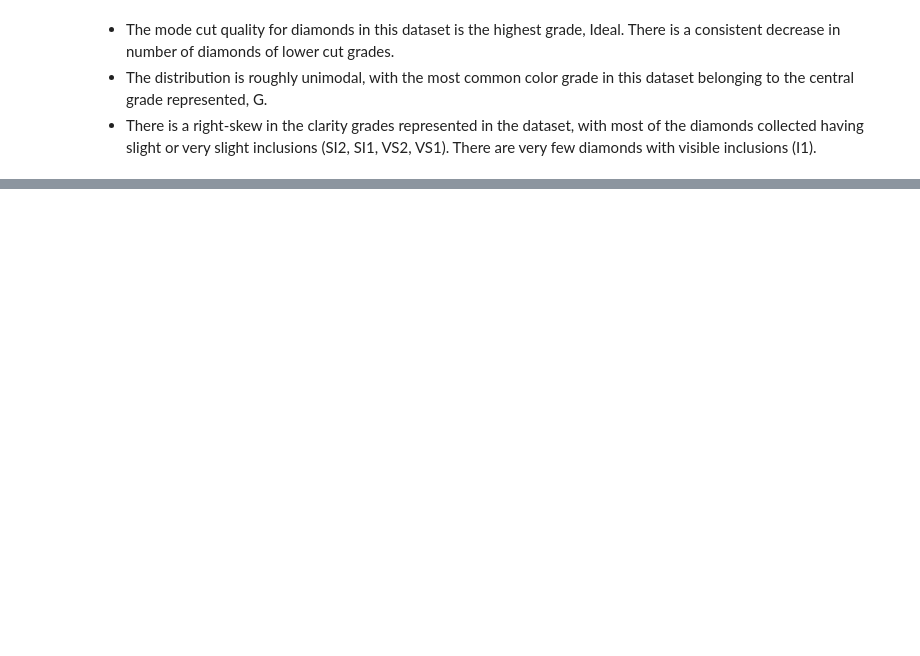
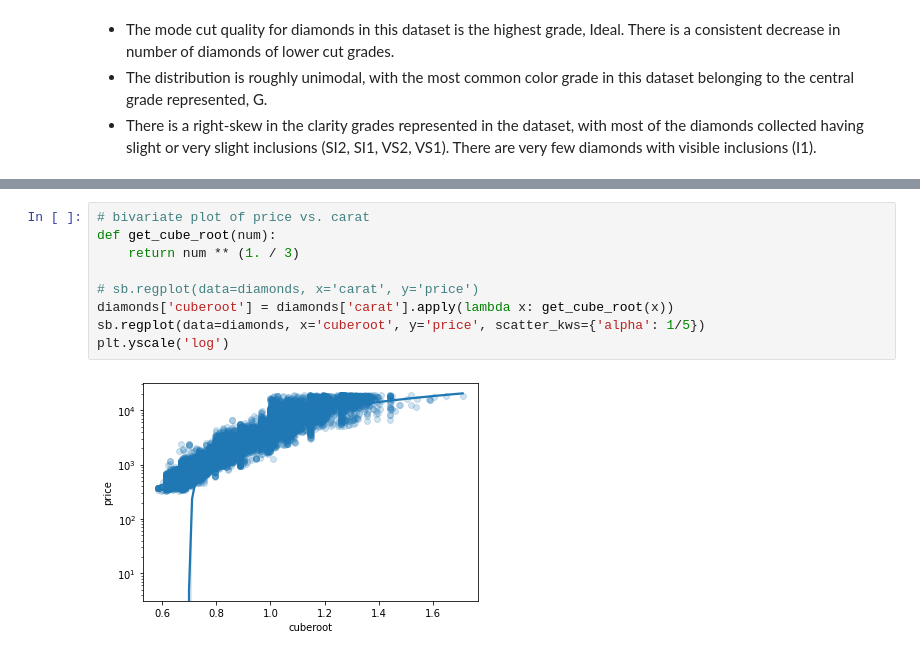
Before and after one commit to jumbamark/Diamond-Explanatory-Analysis, a Jupyter notebook: visualization_report.ipynb, the cells around one changed output, grey strips where cells are left out. Saved outputs shown, nothing was run; the diff lists cells and outputs as text; blank space fills up the shorter version.

Commit message:
Bivariate exploration

```diff
--- a/visualization_report.ipynb
+++ b/visualization_report.ipynb
@@ -132,0 +137,11 @@ sb.countplot(data=diamonds, x='clarity')
+# %%
+# bivariate plot of price vs. carat
+def get_cube_root(num):
+    return num ** (1. / 3)
+
+# sb.regplot(data=diamonds, x='carat', y='price')
+diamonds['cuberoot'] = diamonds['carat'].apply(lambda x: get_cube_root(x))
+sb.regplot(data=diamonds, x='cuberoot', y='price', scatter_kws={'alpha': 1/5})
+plt.yscale('log')
+# %% [output]
+[figure, added]
```
Also changed, not shown: parts of 9 cells of this notebook.
